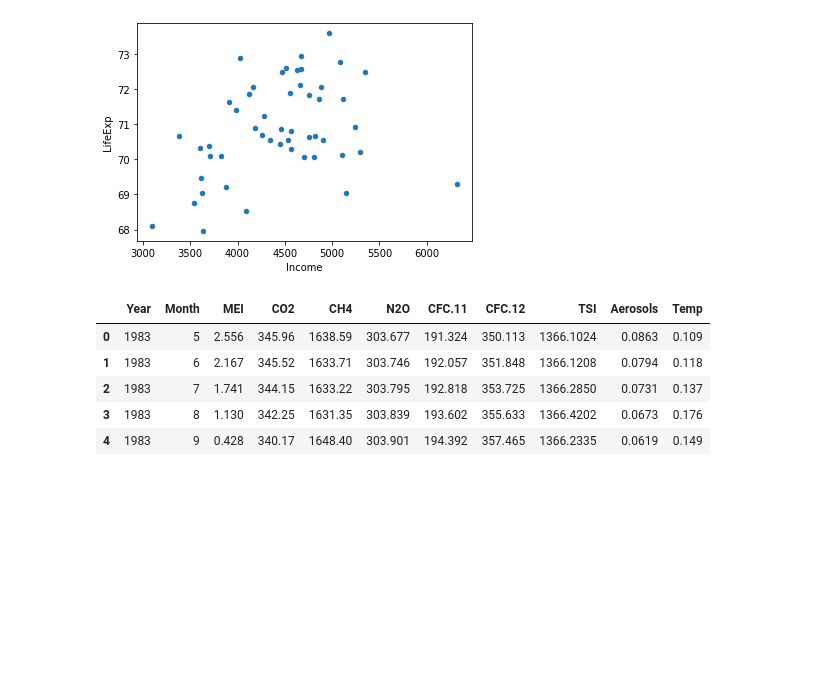
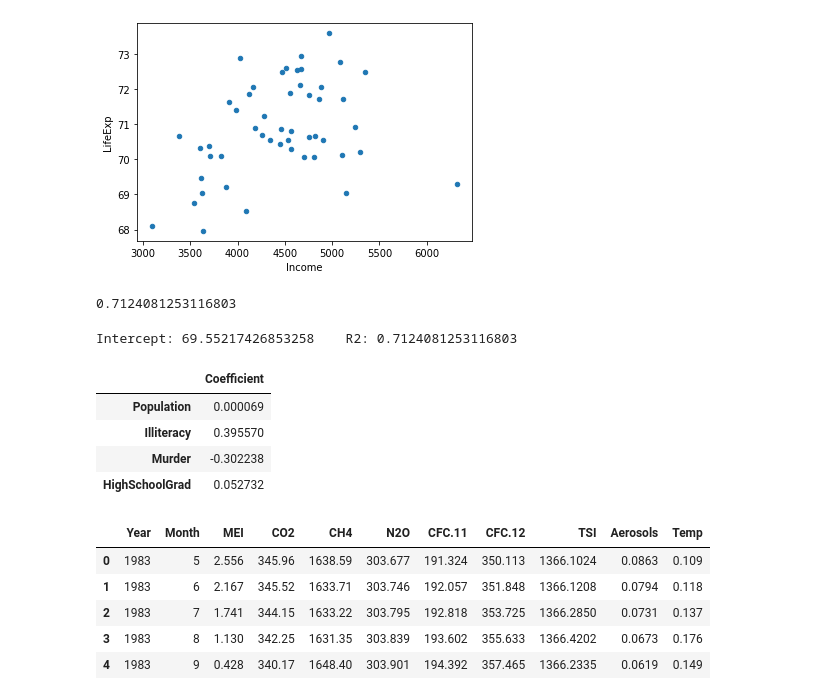
Before and after one commit to MayyarAA/ForecastingNeuralNetworks, a Jupyter notebook: MSCI433A1.ipynb, the cells around one changed output. Saved outputs shown, nothing was run; the diff lists cells and outputs as text; code cells hidden in the pictures; blank space fills up the shorter version.

```diff
--- a/MSCI433A1.ipynb
+++ b/MSCI433A1.ipynb
@@ -203,6 +191,30 @@ statedata.plot.scatter(x='Income',y='LifeExp')
 # %% [output]
 <matplotlib.axes._subplots.AxesSubplot at 0x...>
 [figure]
+# %%
+#Q1.c)
+
+#X_statedata_partcv1 = statedata.loc[:,['Population','Income','Illiteracy','Murder','HighSchoolGrad','Frost','Area']]
+X_statedata_columns_partc_v1 = ['Population','Illiteracy','Murder','HighSchoolGrad']
+X_statedata_partcv1 = statedata.loc[:,X_statedata_columns_partc_v1]
+Y_statedata_partcv1 = statedata["LifeExp"]
+
+
+statedata_linreg_mode_partcv1 = LinearRegression().fit(X=X_statedata_partcv1,y=Y_statedata_partcv1)
+print(statedata_linreg_mode_partcv1.score(X_statedata_partcv1,Y_statedata_partcv1))
+# %% [output]
+0.7124081253116803
+# %%
+coeefficents_statedata_partcv1 = pandas.DataFrame(statedata_linreg_mode_partcv1.coef_,X_statedata_columns_partc_v1,columns=['Coefficient'])
+print(f'Intercept: {statedata_linreg_mode_partcv1.intercept_}\tR2: {statedata_linreg_mode_partcv1.score(X_statedata_partcv1,Y_statedata_partcv1)}')
+coeefficents_statedata_partcv1
+# %% [output]
+Intercept: 69.55217426853258    R2: 0.7124081253116803
+|  | Coefficient |
+| Population | 0.000069 |
+| Illiteracy | 0.395570 |
+| Murder | -0.302238 |
+| HighSchoolGrad | 0.052732 |
 # %%
 #Question 2
 # %%
```
Also changed, not shown: parts of 6 cells of this notebook.
